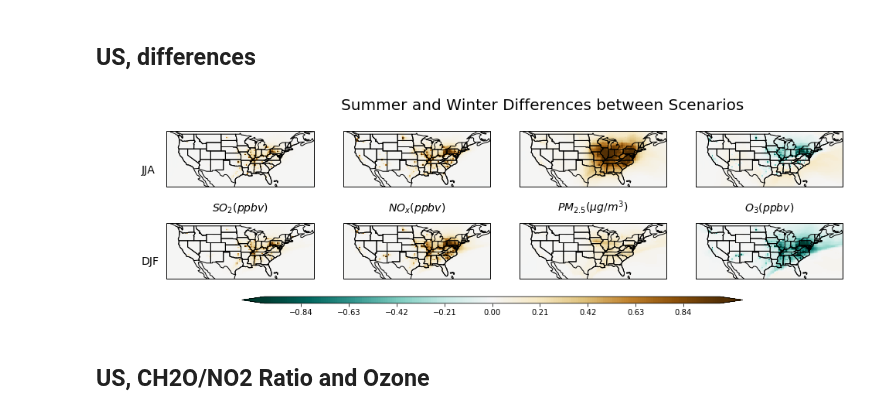
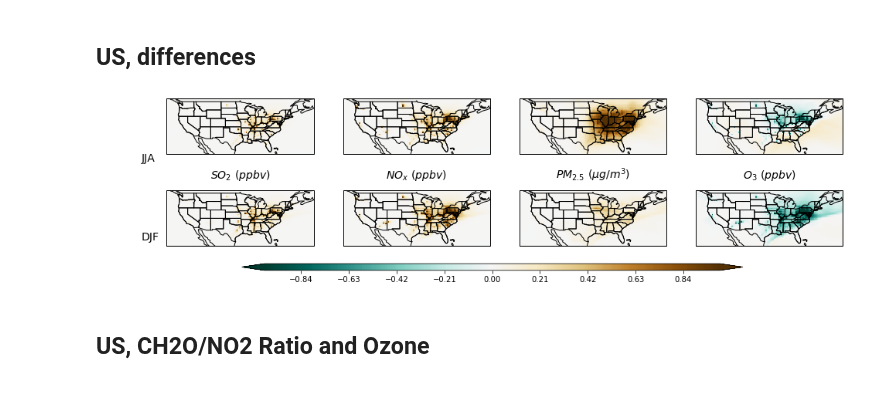
Before and after one commit to lfreese/us-ego, a Jupyter notebook: ego_nonuclear_project/grid-model_normal-nonuc-analysis.ipynb, the cells around one changed output. Drawn from its saved outputs; the diff is of its cells as text; code cells hidden in the pictures.

```diff
--- a/ego_nonuclear_project/grid-model_normal-nonuc-analysis.ipynb
+++ b/ego_nonuclear_project/grid-model_normal-nonuc-analysis.ipynb
@@ -95,12 +95,10 @@ plt.suptitle('Summer Concentrations', fontsize = 20);
 # %%
 plotting.concentration_plot_seasonal_dif(ds = ds, seasons = ['JJA','DJF'], species_names = ['SO2','NOx','PM25','O3'], cmap = cmap_dif,
                    rows = 2, columns = 2, levels = levels_dict['dif'], lat_lon = utils.lat_lon_dict['US_lat_lon'],
                    figsize = [18,4], extension = 'both')
-
-plt.suptitle(f'Summer and Winter Differences between Scenarios', fontsize = 20);
 plt.savefig('./Figures/summer_winter_national_dif.png', bbox_inches = 'tight', dpi = 150)
 # %% [output]
-[figure, old version]
+[figure, new version]
 # %% [markdown]
 ## US, CH2O/NO2 Ratio and Ozone
 # %% [markdown]
```
Also changed, not shown: parts of 5 cells of this notebook, 24 other files.
